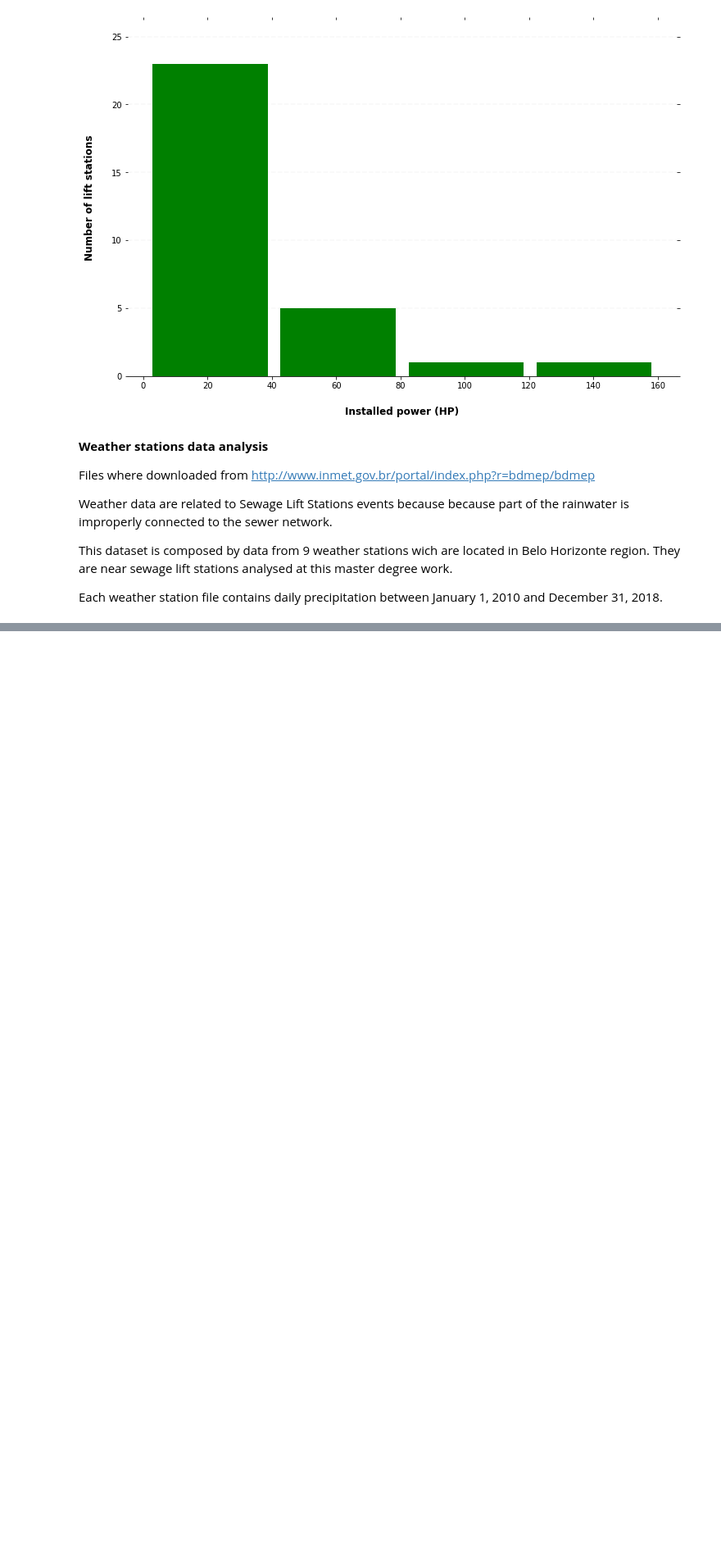
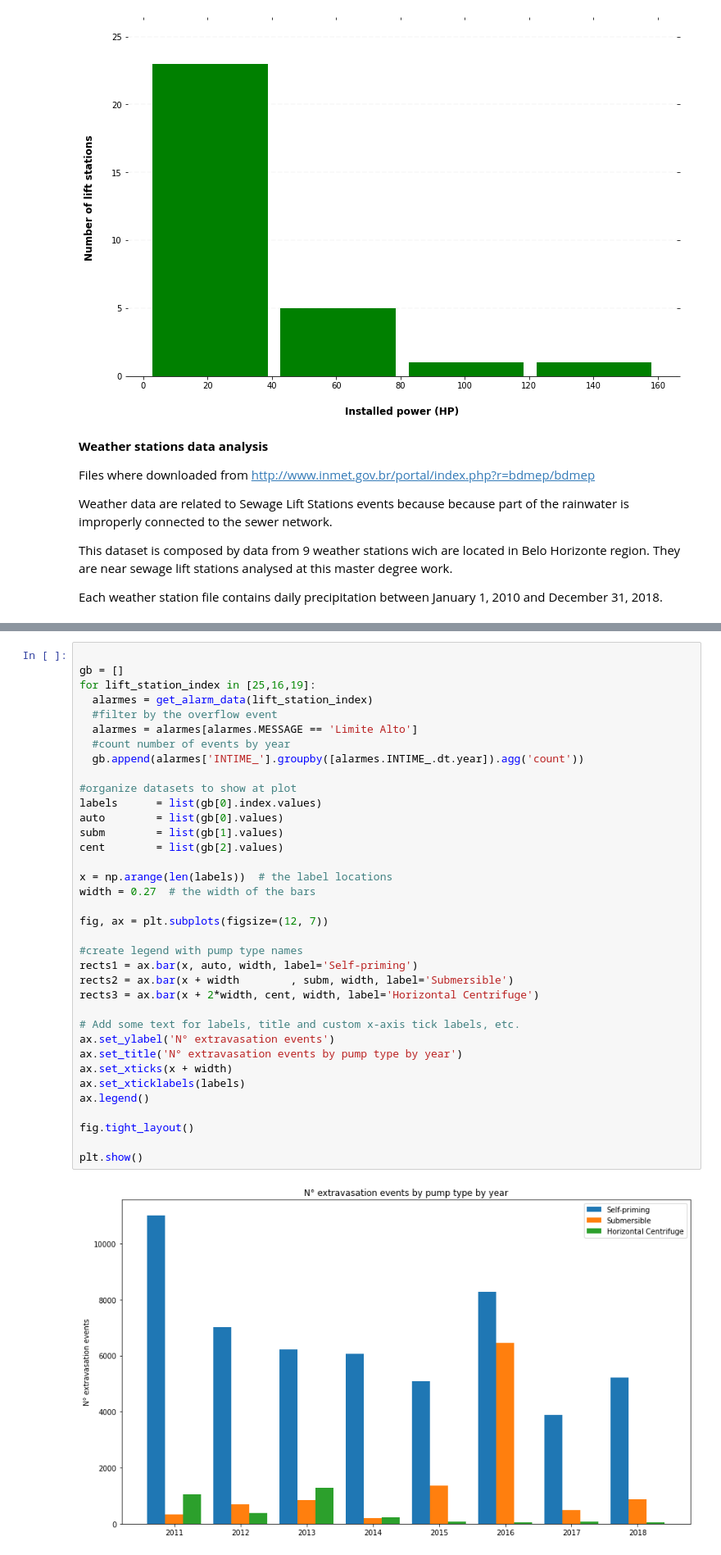
Before and after one commit to heber-augusto/master-degree-jupyter-notebooks, a Jupyter notebook: step_3-data-analysis/step_3-data-analysis-and-exploration.ipynb, the cells around one changed output, grey strips where cells are left out. Shown at 82% size. Cells and saved outputs as stored; diff of their text form; blank space fills up the shorter version.

```diff
--- a/step_3-data-analysis/step_3-data-analysis-and-exploration.ipynb
+++ b/step_3-data-analysis/step_3-data-analysis-and-exploration.ipynb
@@ -162,0 +306,38 @@ Text(0, 0.5, 'Total precipitation')
+# %%
+
+gb = []
+for lift_station_index in [25,16,19]:
+  alarmes = get_alarm_data(lift_station_index)
+  #filter by the overflow event
+  alarmes = alarmes[alarmes.MESSAGE == 'Limite Alto']
+  #count number of events by year
+  gb.append(alarmes['INTIME_'].groupby([alarmes.INTIME_.dt.year]).agg('count'))
+
+#organize datasets to show at plot
+labels      = list(gb[0].index.values)
+auto        = list(gb[0].values)
+subm        = list(gb[1].values)
+cent        = list(gb[2].values)
+
+x = np.arange(len(labels))  # the label locations
+width = 0.27  # the width of the bars
+
+fig, ax = plt.subplots(figsize=(12, 7))
+
+#create legend with pump type names
+rects1 = ax.bar(x, auto, width, label='Self-priming')
+rects2 = ax.bar(x + width        , subm, width, label='Submersible')
+rects3 = ax.bar(x + 2*width, cent, width, label='Horizontal Centrifuge')
+
+# Add some text for labels, title and custom x-axis tick labels, etc.
+ax.set_ylabel('N° extravasation events')
+ax.set_title('N° extravasation events by pump type by year')
+ax.set_xticks(x + width)
+ax.set_xticklabels(labels)
+ax.legend()
+
+fig.tight_layout()
+
+plt.show()
+# %% [output]
+[figure, added]
```
Also changed, not shown: parts of 12 cells of this notebook.
